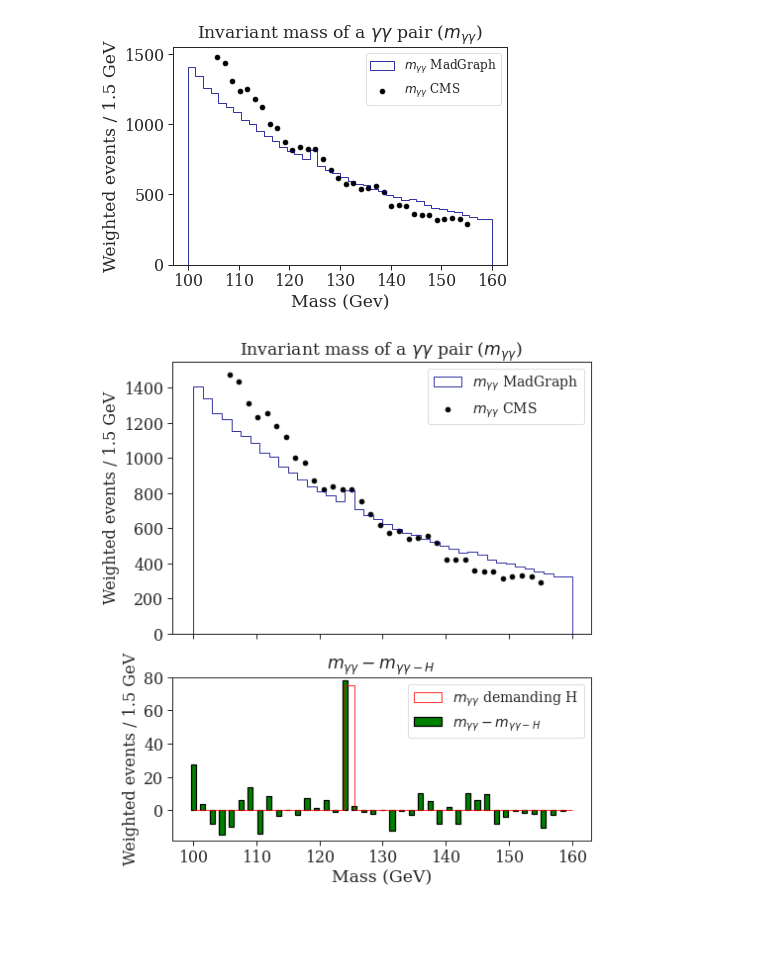
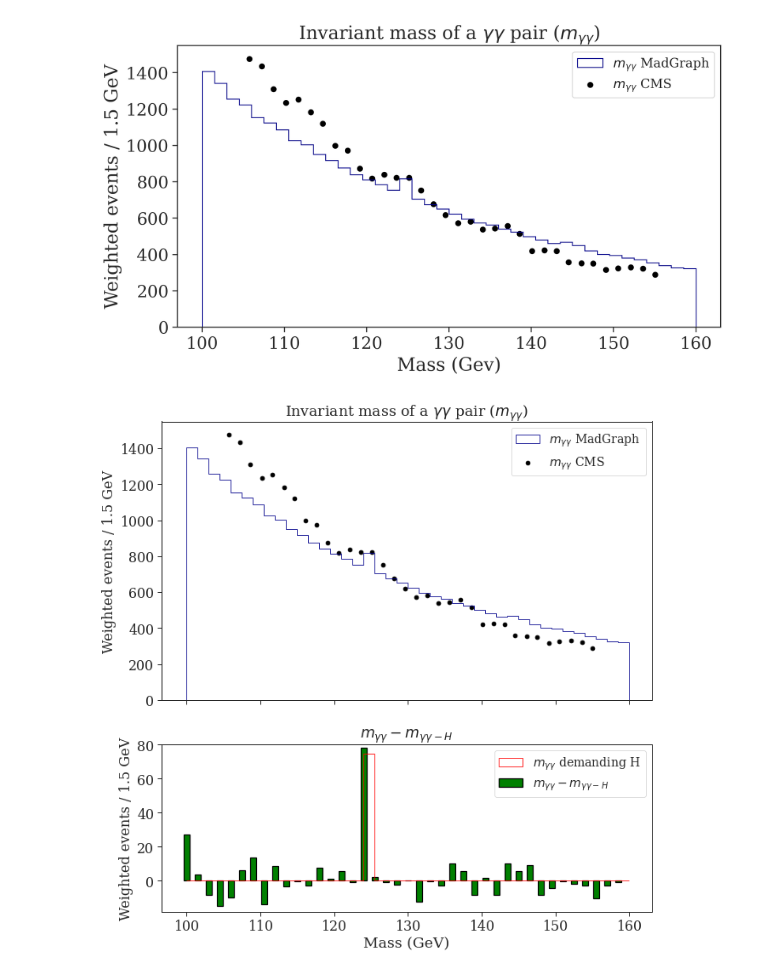
Before and after one commit to viniciusrocca/simulationsSM, a Jupyter notebook: pp2h2aa/Results_reproduction.ipynb, the cells around one changed output. Cells and saved outputs as stored; diff of their text form; code cells hidden in the pictures; blank space fills up the shorter version.

```diff
--- a/pp2h2aa/Results_reproduction.ipynb
+++ b/pp2h2aa/Results_reproduction.ipynb
@@ -244,22 +245,22 @@ y = np.genfromtxt('gg-mass-spectrum.csv', delimiter=";", skip_header =1 , usecol
 #f = interpolate.interp1d(x, y)
 # %%
 #Invariant mass MadGraph and CMS
-
+fig = plt.figure(figsize = [9.2,4.9], dpi = 300)
 histogram3 = plt.hist(m_aa, bins = 40, color = 'darkblue', range = (100,160),weights = 1.15*np.array(weight_aa), histtype = 'step',label = r'$m_{\gamma\gamma}$ MadGraph')
 pontos = plt.scatter(x, y, color = 'black', label = r'$m_{\gamma\gamma}$ CMS')
 plt.title(r'Invariant mass of a $\gamma\gamma$ pair ($m_{\gamma\gamma}$)')
 plt.xlabel('Mass (Gev)')
 plt.ylabel('Weighted events / 1.5 GeV')
 plt.legend(fontsize = 12)
 plt.savefig('CMSplusMad.pdf')
 plt.show()
 # %% [output]
-[figure, old version]
+[figure, new version]
 # %%
-#Define subplots and their properties:
+#Invariant mass for two process and the difference between them:
 
-f, axarr = plt.subplots(2,sharex=True, gridspec_kw = {'height_ratios':[5, 3]})
-plt.subplots_adjust(left=0.12, bottom=0.12, right=1.1, top=1.8, wspace=None, hspace=0.2)
+f, axarr = plt.subplots(2,sharex=True, gridspec_kw = {'height_ratios':[5, 3]}, figsize = [10,10])
+plt.subplots_adjust(left=0.12, bottom=0.12, right=0.92, top=0.92, wspace=None, hspace=0.2)
 
 #Plot Invariant mass
 axarr[0].hist(m_aa, bins = 40, color = 'darkblue', range = (100,160),weights = 1.15*np.array(weight_aa), histtype = 'step',label = r'$m_{\gamma\gamma}$ MadGraph')
@@ -282,8 +283,8 @@ axarr[1].set_title(r'$m_{\gamma\gamma} - m_{\gamma\gamma-H}$')
 axarr[0].legend(fontsize=14)
 axarr[1].legend(fontsize=14)
 
-plt.savefig('CMSplusMad1.pdf')
+plt.savefig('CMSplusMad1.pdf', dpi = 300)
 plt.show()
 # %% [output]
-[figure, old version]
+[figure, new version]
 # %%
```
Also changed, not shown: parts of 5 cells of this notebook, 1 other file.
